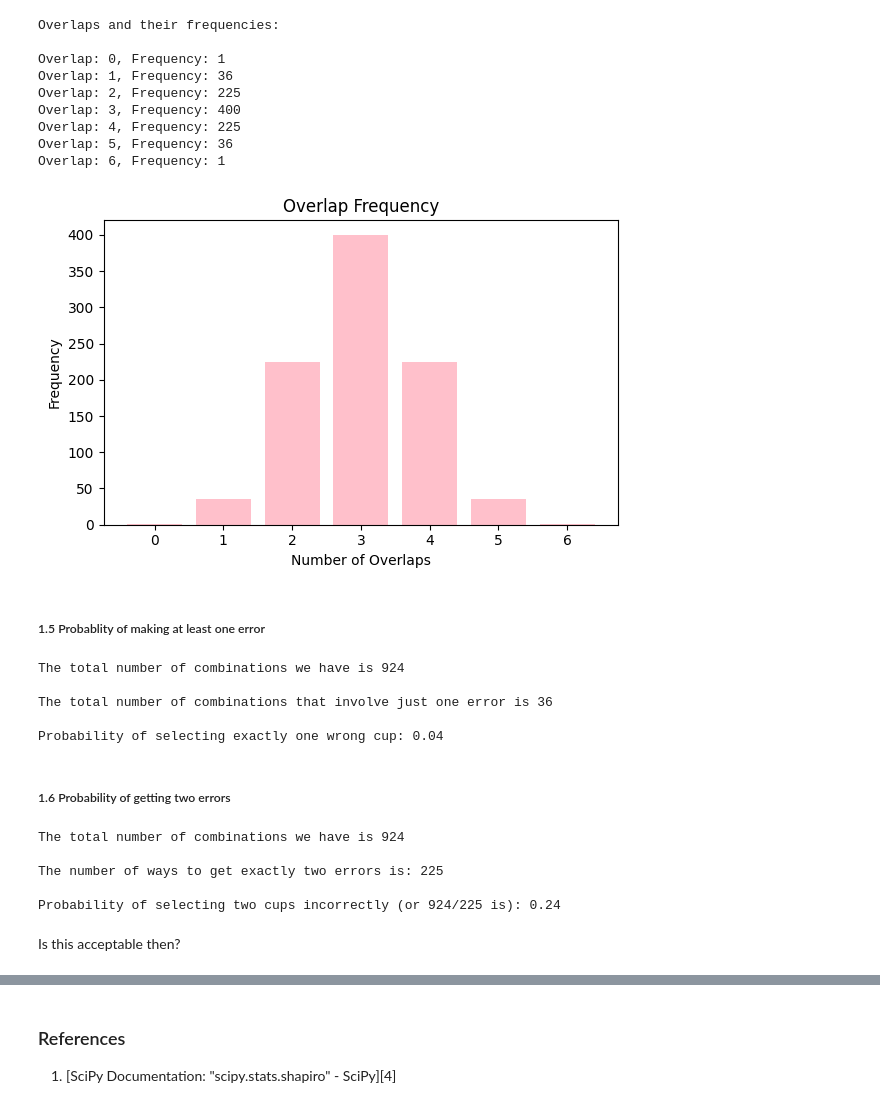
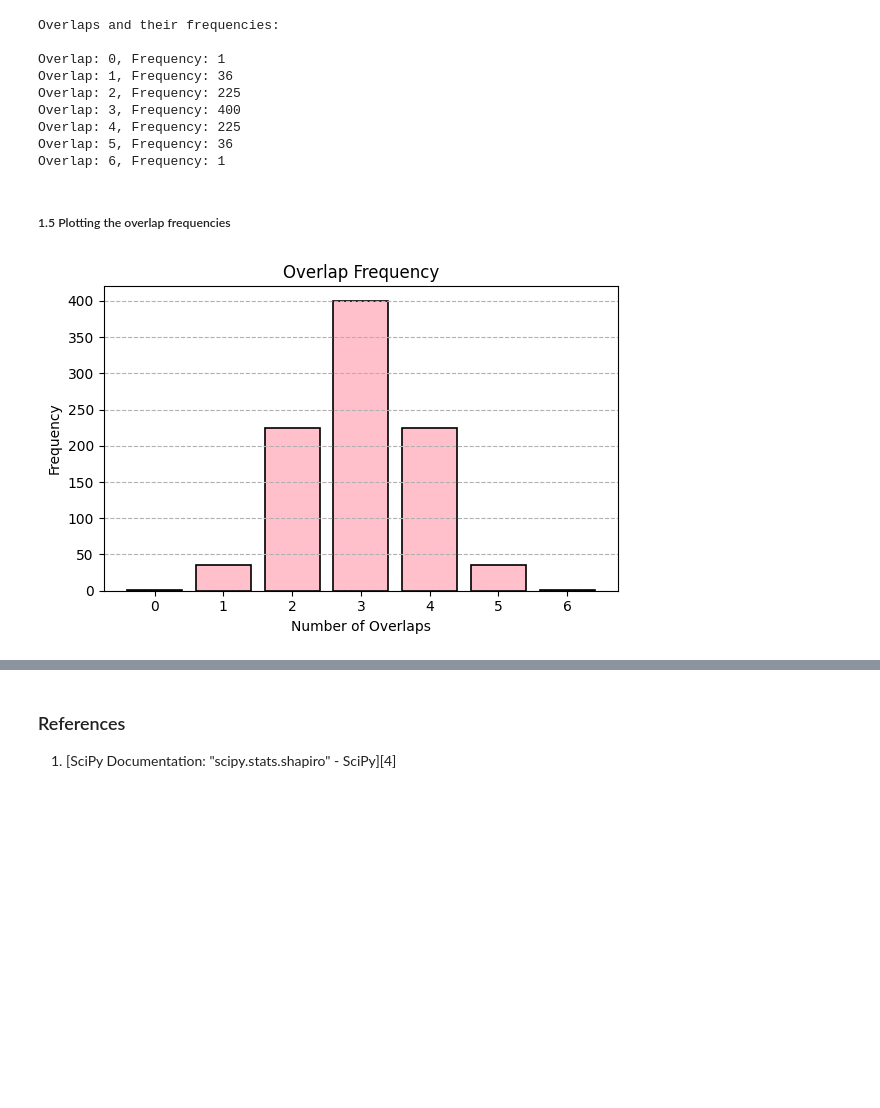
Before and after one commit to miriamroddy/appliedstatistics, a Jupyter notebook: tasks.ipynb, the cells around one changed output, grey strips where cells are left out. Saved outputs shown, nothing was run; the diff lists cells and outputs as text; code cells hidden in the pictures; blank space fills up the shorter version.

```diff
--- a/tasks.ipynb
+++ b/tasks.ipynb
@@ -168,79 +168,28 @@ Overlap: 3, Frequency: 400
 Overlap: 4, Frequency: 225
 Overlap: 5, Frequency: 36
 Overlap: 6, Frequency: 1
+# %% [markdown]
+##### 1.5 Plotting the overlap frequencies
 # %%
 
-# Let's start our bar chart
-## Have changed the colour of the bars to pink
+# Let's start our bar chart - amended to changed the colour of the bars
 fig, ax = plt.subplots(figsize=(6, 4))
 pink = '#FFC0CB'
-ax.bar(counts[0], counts[1], color=pink)
+
+# Changed linewidth https://stackoverflow.com/questions/20125199/python-matplotlib-how-can-i-change-the-bars-line-width-for-a-single-bar
+ax.bar(counts[0], counts[1], color=pink, edgecolor='black', linewidth=1.2)
 
 # Have added labels and our title
 ax.set_xlabel('Number of Overlaps')
 ax.set_ylabel('Frequency')
 ax.set_title('Overlap Frequency')
 
+# Adding gridlines
+# https://matplotlib.org/2.1.2/api/_as_gen/matplotlib.pyplot.grid.html
+ax.grid(axis='y', linestyle='--')
+
 # plt.show to display our chart
 plt.tight_layout()
 plt.show()
 # %% [output]
-[figure, old version]
+[figure, new version]
-# %% [markdown]
-##### 1.5 Probablity of making at least one error
-# %%
-# k is the number of correct cups i.e. with milk first, which is 6 in this case
-# n is the total number of cups available to choose from, so 12.
-
-# As calculated previously, our total possible combinations of selecting 6 cups out of 12
-totalcombos = math.comb(n, 6)
-print("The total number of combinations we have is", totalcombos)
-print()
-
-# Calculate all the combinations that invlolve just 1  error
-oneerror = math.comb(k, 5) * math.comb(n - k, 1)
-print("The total number of combinations that involve just one error is", oneerror)
-print()
-
-
-# To get the probability of getting one wrong cup, we will divide the ways of getting one error by the total number of combinations
-proboneerror = round(oneerror / totalcombos, 2)
-
-print("Probability of selecting exactly one wrong cup:", proboneerror)
-# %% [output]
-The total number of combinations we have is 924
-
-The total number of combinations that involve just one error is 36
-
-Probability of selecting exactly one wrong cup: 0.04
-# %% [markdown]
-##### 1.6 Probability of getting two errors
-# %%
-
-## Number of cups
-n = 12
-k = 6  # Number of cups with milk
-
-totalcombos = math.comb(n, 6)
-print("The total number of combinations we have is", totalcombos)
-print()
-
-## We now calculate the ways to get exactly two errors by plugging in the relevant figures
-twoerrors = math.comb(k, 4) * math.comb(n - k, 2)
-
-print("The number of ways to get exactly two errors is:", twoerrors)
-print()
-
-
-## To get the probability of getting two errors, we will divide the ways of gettig two error by the total number of combos
-probtwoerrors = round(twoerrors / totalcombos, 2)
-
-print("Probability of selecting two cups incorrectly (or 924/225 is):", probtwoerrors)
-# %% [output]
-The total number of combinations we have is 924
-
-The number of ways to get exactly two errors is: 225
-
-Probability of selecting two cups incorrectly (or 924/225 is): 0.24
-# %% [markdown]
-Is this acceptable then?
```
Also changed, not shown: parts of 27 cells of this notebook.
